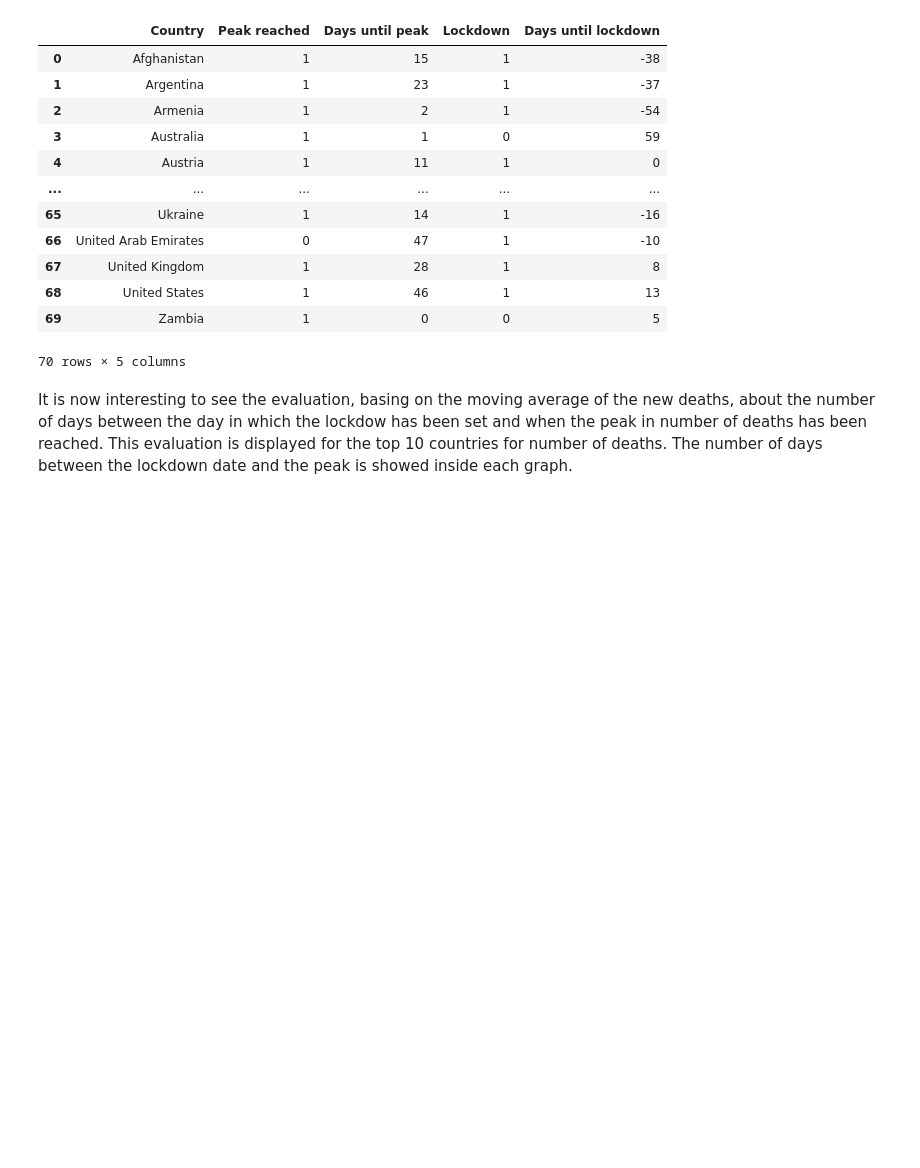
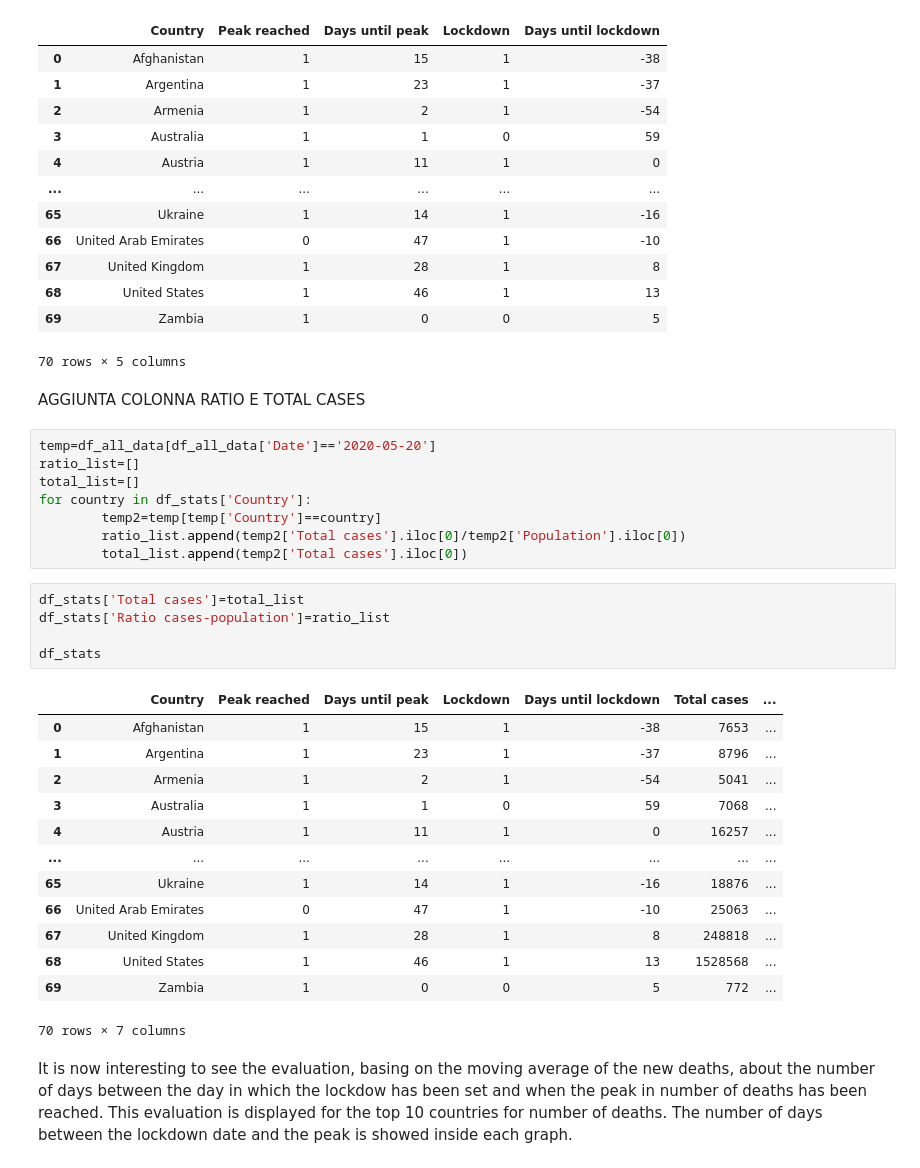
Before and after one commit to Mattia81/DataScienceForBusiness, a Jupyter notebook: COVID19_analysis/COVID19_analysis.ipynb, the cells around one changed output. Cells and saved outputs as stored; diff of their text form; blank space fills up the shorter version.

```diff
--- a/COVID19_analysis/COVID19_analysis.ipynb
+++ b/COVID19_analysis/COVID19_analysis.ipynb
@@ -1077,6 +1077,35 @@ df_stats
 | 68 | United States | 1 | 46 | 1 | 13 |
 | 69 | Zambia | 1 | 0 | 0 | 5 |
 70 rows × 5 columns
+# %% [markdown]
+AGGIUNTA COLONNA RATIO E TOTAL CASES
+# %%
+temp=df_all_data[df_all_data['Date']=='2020-05-20']
+ratio_list=[]
+total_list=[]
+for country in df_stats['Country']:
+        temp2=temp[temp['Country']==country]
+        ratio_list.append(temp2['Total cases'].iloc[0]/temp2['Population'].iloc[0])
+        total_list.append(temp2['Total cases'].iloc[0])
+# %%
+df_stats['Total cases']=total_list
+df_stats['Ratio cases-population']=ratio_list
+
+df_stats
+# %% [output]
+|  | Country | Peak reached | Days until peak | Lockdown | Days until lockdown | Total cases | ... |
+| 0 | Afghanistan | 1 | 15 | 1 | -38 | 7653 | ... |
+| 1 | Argentina | 1 | 23 | 1 | -37 | 8796 | ... |
+| 2 | Armenia | 1 | 2 | 1 | -54 | 5041 | ... |
+| 3 | Australia | 1 | 1 | 0 | 59 | 7068 | ... |
+| 4 | Austria | 1 | 11 | 1 | 0 | 16257 | ... |
+| ... | ... | ... | ... | ... | ... | ... | ... |
+| 65 | Ukraine | 1 | 14 | 1 | -16 | 18876 | ... |
+| 66 | United Arab Emirates | 0 | 47 | 1 | -10 | 25063 | ... |
+| 67 | United Kingdom | 1 | 28 | 1 | 8 | 248818 | ... |
+| 68 | United States | 1 | 46 | 1 | 13 | 1528568 | ... |
+| 69 | Zambia | 1 | 0 | 0 | 5 | 772 | ... |
+70 rows × 7 columns
 # %% [markdown]
 It is now interesting to see the evaluation, basing on the moving average of the new deaths, about the number of days between the day in which the lockdow has been set and when the peak in number of deaths has been reached. This evaluation is displayed for the top 10 countries for number of deaths. The number of days between the lockdown date and the peak is showed inside each graph.
 # %% [markdown]
```
Also changed, not shown: parts of 4 cells of this notebook.
